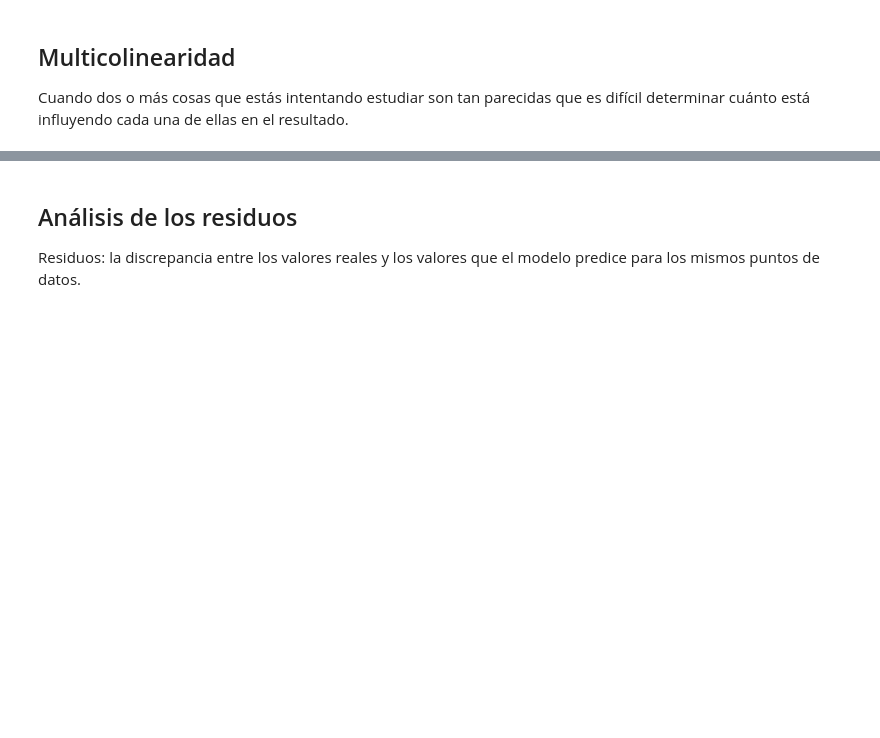
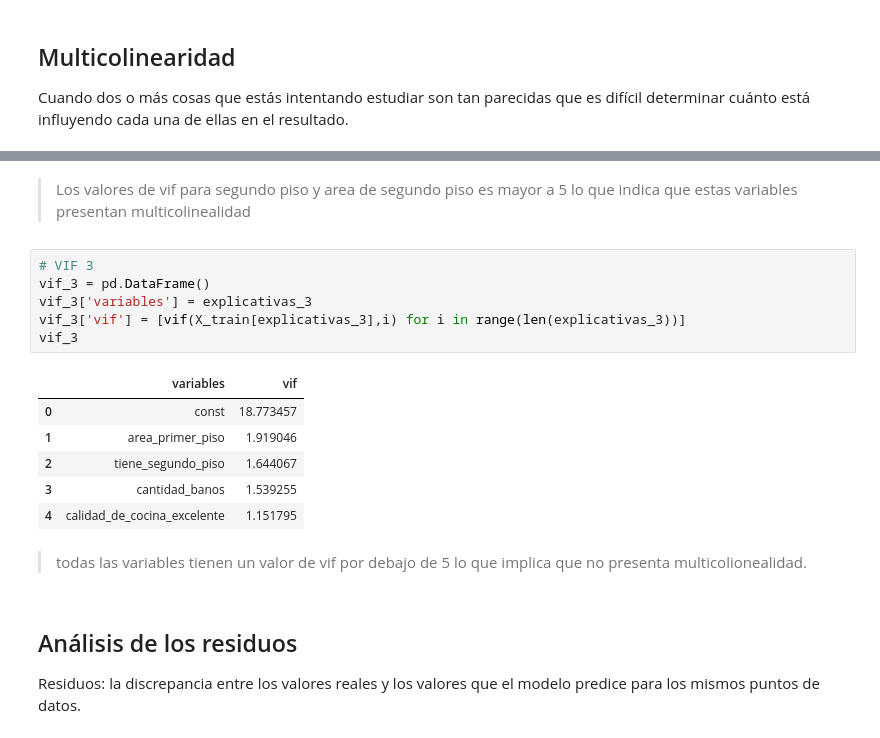
Before and after one commit to jbernalg/ALURA_Data_Science, a Jupyter notebook: Estadistica_ML/Regresion_Lineal/precios_de_inmuebles_regresion_lineal.ipynb, the cells around one changed output, grey strips where cells are left out. Cells and saved outputs as stored; diff of their text form; blank space fills up the shorter version.

Commit message:
analisis de multicolinealidad con vif

```diff
--- a/Estadistica_ML/Regresion_Lineal/precios_de_inmuebles_regresion_lineal.ipynb
+++ b/Estadistica_ML/Regresion_Lineal/precios_de_inmuebles_regresion_lineal.ipynb
@@ -575,3 +592,20 @@ Error:
+# %% [markdown]
+> Los valores de vif para segundo piso y area de segundo piso es mayor a 5 lo que indica que estas variables presentan multicolinealidad
+# %%
+# VIF 3
+vif_3 = pd.DataFrame()
+vif_3['variables'] = explicativas_3
+vif_3['vif'] = [vif(X_train[explicativas_3],i) for i in range(len(explicativas_3))]
+vif_3
+# %% [output]
+|  | variables | vif |
+| 0 | const | 18.773457 |
+| 1 | area_primer_piso | 1.919046 |
+| 2 | tiene_segundo_piso | 1.644067 |
+| 3 | cantidad_banos | 1.539255 |
+| 4 | calidad_de_cocina_excelente | 1.151795 |
+# %% [markdown]
+> todas las variables tienen un valor de vif por debajo de 5 lo que implica que no presenta multicolionealidad.
 # %% [markdown]
 ## Análisis de los residuos
 
```
Also changed, not shown: parts of 11 cells of this notebook.
